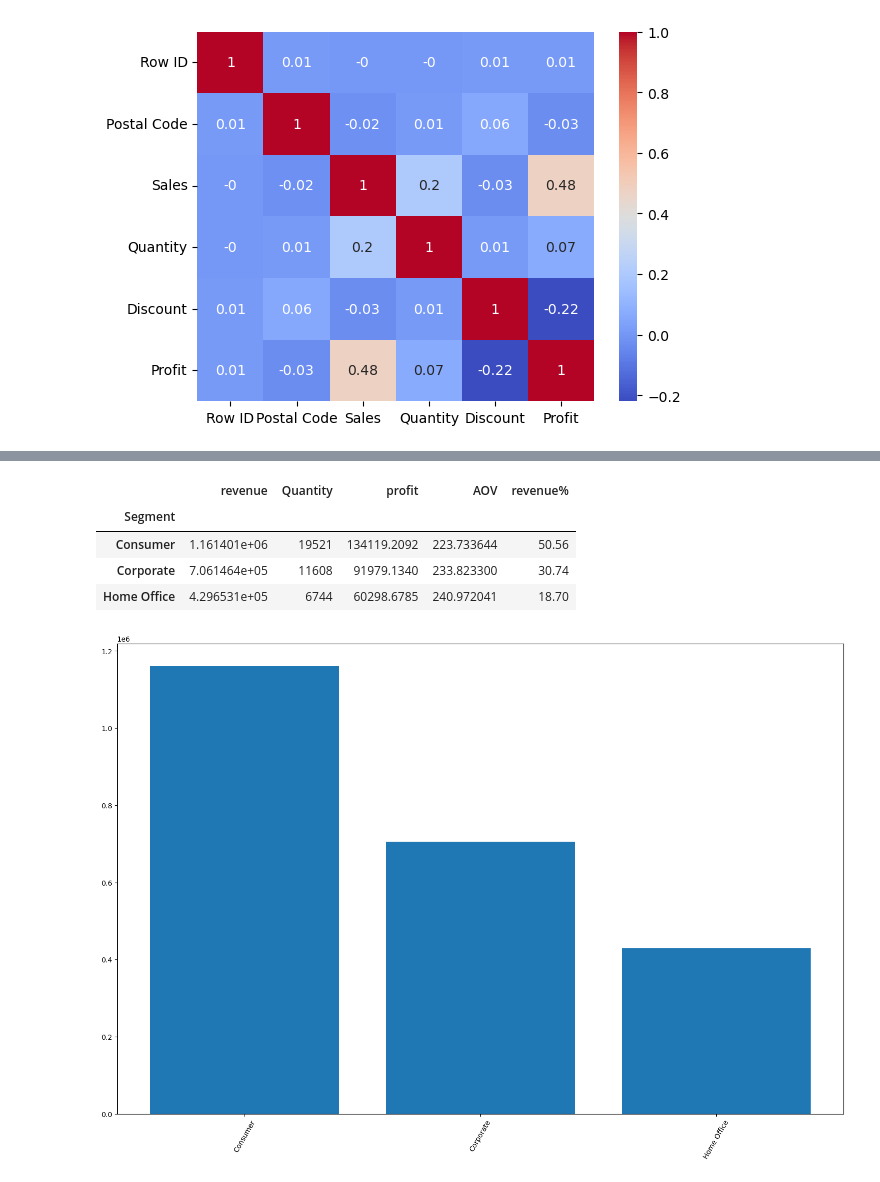
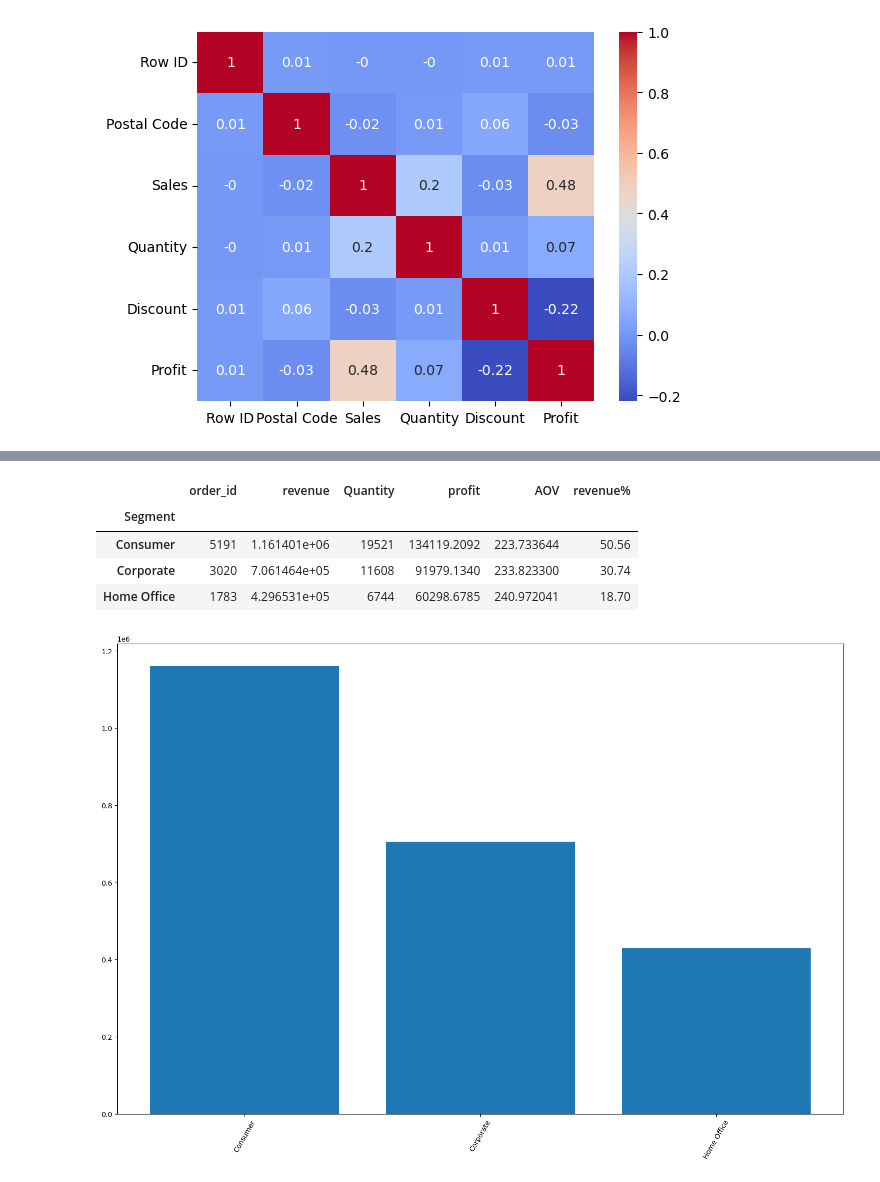
Before and after one commit to nithinarevankar/Data-Analytics-Store-Room, a Jupyter notebook: Notebooks/Super_Store_Analysis.ipynb, the cells around one changed output, grey strips where cells are left out. Cells and saved outputs as stored; diff of their text form; code cells hidden in the pictures.

```diff
--- a/Notebooks/Super_Store_Analysis.ipynb
+++ b/Notebooks/Super_Store_Analysis.ipynb
@@ -140,18 +169,19 @@ Sub_Category_chart
 # %%
 Segemnt_chart = df.groupby('Segment').agg(
+    order_id = ('Order ID','count'),
     revenue = ('Sales','sum'),
     Quantity = ('Quantity','sum'),
     profit = ('Profit','sum'),
     AOV = ('Sales','mean')
 )
 Segemnt_chart['revenue%'] = (Segemnt_chart['revenue'] / Segemnt_chart['revenue'].sum() *100 ).round(2)
 Segemnt_chart
 # %% [output]
-|  | revenue | Quantity | profit | AOV | revenue% |
-| Segment |  |  |  |  |  |
-| Consumer | 1.161401e+06 | 19521 | 134119.2092 | 223.733644 | 50.56 |
-| Corporate | 7.061464e+05 | 11608 | 91979.1340 | 233.823300 | 30.74 |
-| Home Office | 4.296531e+05 | 6744 | 60298.6785 | 240.972041 | 18.70 |
+|  | order_id | revenue | Quantity | profit | AOV | revenue% |
+| Segment |  |  |  |  |  |  |
+| Consumer | 5191 | 1.161401e+06 | 19521 | 134119.2092 | 223.733644 | 50.56 |
+| Corporate | 3020 | 7.061464e+05 | 11608 | 91979.1340 | 233.823300 | 30.74 |
+| Home Office | 1783 | 4.296531e+05 | 6744 | 60298.6785 | 240.972041 | 18.70 |
 # %%
 
 plt.figure(figsize=(15,10))
```
Also changed, not shown: parts of 10 cells of this notebook.
